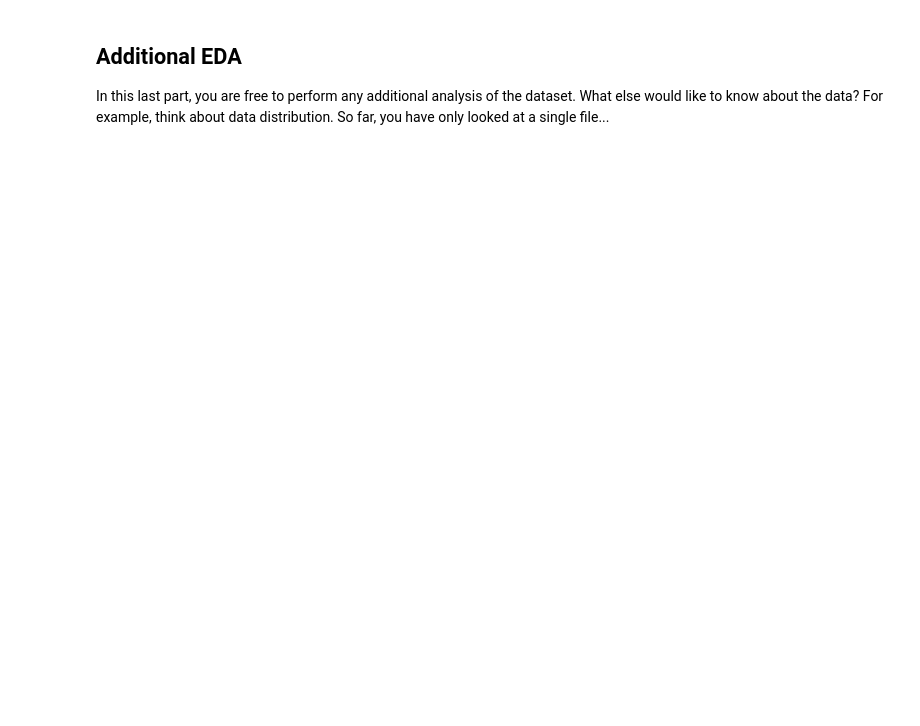
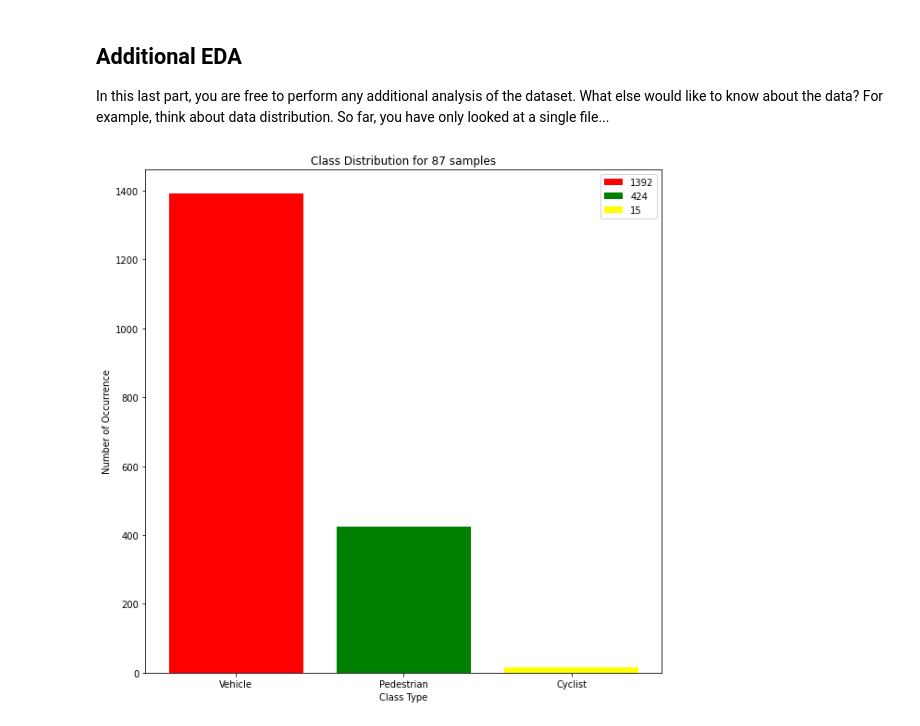
Before and after one commit to RuchitJathania/Object-Detection-in-an-Urban-Environment, a Jupyter notebook: Exploratory Data Analysis.ipynb, the cells around one changed output. Cells and saved outputs as stored; diff of their text form; code cells hidden in the pictures; blank space fills up the shorter version.

```diff
--- a/Exploratory Data Analysis.ipynb
+++ b/Exploratory Data Analysis.ipynb
@@ -65,3 +76,22 @@ display_images(batch)
 
 In this last part, you are free to perform any additional analysis of the dataset. What else would like to know about the data?
 For example, think about data distribution. So far, you have only looked at a single file...
+# %%
+classes = []
+for dic in dataset.take(87):
+    for classType in dic['groundtruth_classes']:
+        classes.append(int(classType))
+counts = Counter(classes)
+fig, ax = plt.subplots(figsize=(10,10))
+rect1 = ax.bar(.6,counts[1],.8,label=counts[1],color='red')
+rect2 = ax.bar(1.6,counts[2],.8,label=counts[2],color='green')
+rect3 = ax.bar(2.6,counts[4],.8,label=counts[4],color='yellow')
+ax.set_ylabel('Number of Occurrence')
+ax.set_xlabel('Class Type')
+ax.set_xticks([.6,1.6,2.6])
+ax.set_xticklabels(['Vehicle','Pedestrian','Cyclist'])
+ax.legend()
+ax.set_title("Class Distribution for 87 samples")
+plt.show()
+# %% [output]
+[figure, added]
```
Also changed, not shown: parts of 4 cells of this notebook.
